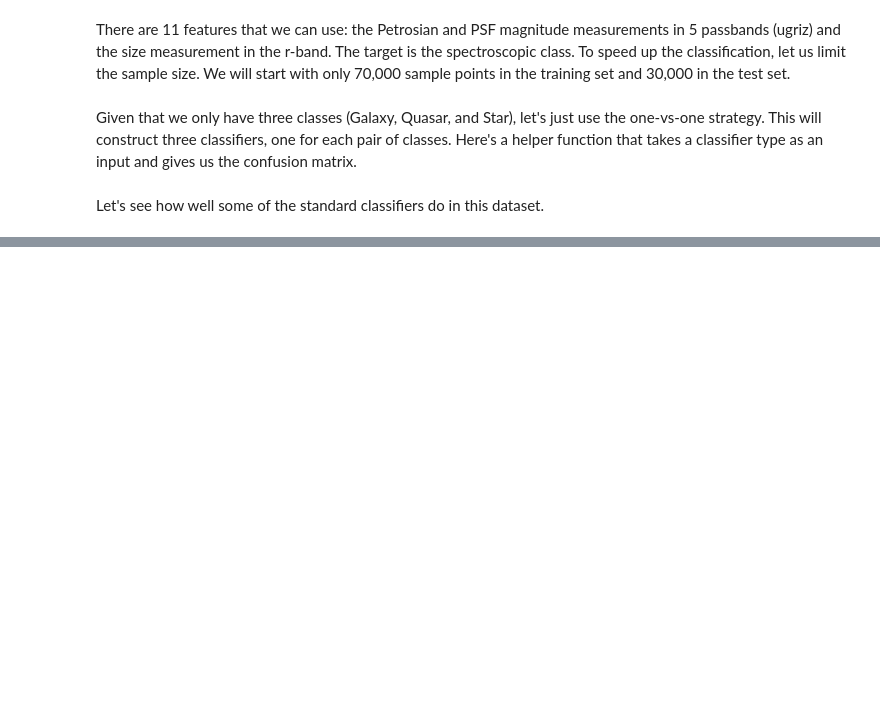
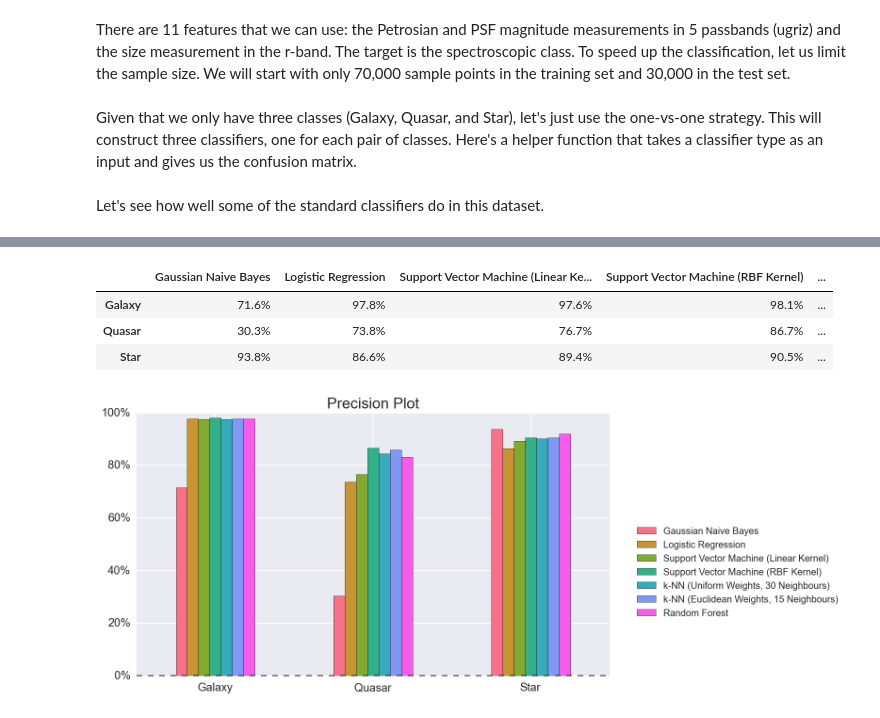
Before and after one commit to chengsoonong/mclass-sky, a Jupyter notebook: sloan_digital_sky_survey.ipynb, the cells around one changed output, grey strips where cells are left out. Cells and saved outputs as stored; diff of their text form; code cells hidden in the pictures; blank space fills up the shorter version.

```diff
--- a/sloan_digital_sky_survey.ipynb
+++ b/sloan_digital_sky_survey.ipynb
@@ -188,0 +274,26 @@ Gaussian naive Bayes did a pretty poor job. One the other hand, random forest, s
+# %%
+precision_dict = {"Galaxy": {}, "Quasar": {}, "Star": {}}
+
+# compute the precision for each classifier
+for cls, conf in confusions.items():
+    precision_dict["Galaxy"][cls] = conf[0, 0] / conf.sum(axis=0)[0]
+    precision_dict["Quasar"][cls] = conf[1, 1] / conf.sum(axis=0)[1]
+    precision_dict["Star"][cls] = conf[2, 2] / conf.sum(axis=0)[2]
+
+# organise results as a DataFrame
+precision_df = DataFrame.from_dict(precision_dict, orient="index")
+precision_df = precision_df.reindex(columns=classifier_classes, copy=False)
+precision_df.applymap(format_as_percent_df)
+# %% [output]
+|  | Gaussian Naive Bayes | Logistic Regression | Support Vector Machine (Linear Ke... | Support Vector Machine (RBF Kernel) | ... |
+| Galaxy | 71.6% | 97.8% | 97.6% | 98.1% | ... |
+| Quasar | 30.3% | 73.8% | 76.7% | 86.7% | ... |
+| Star | 93.8% | 86.6% | 89.4% | 90.5% | ... |
+# %%
+fig3, ax3 = plt.subplots(figsize=(9, 5))
+precision_df.plot(ax=ax3, kind="bar", title="Precision Plot", fontsize=12)
+ax3.legend(bbox_to_anchor = (1.5, 0.6))
+ax3.set_xticklabels(astro_classes, rotation=0)
+ax3.get_yaxis().set_major_formatter(FuncFormatter(format_as_percent_plot))
+# %% [output]
+[figure, added]
```
Also changed, not shown: parts of 47 cells of this notebook.
